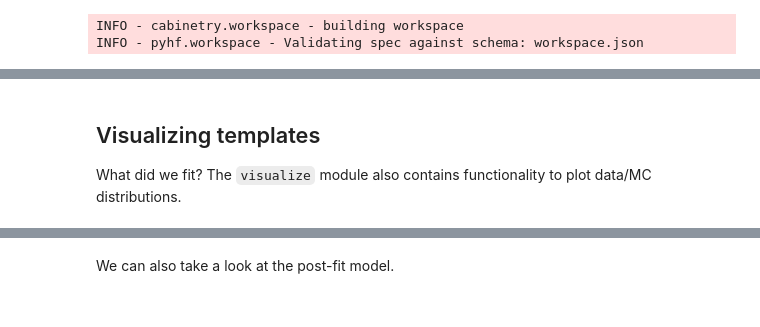
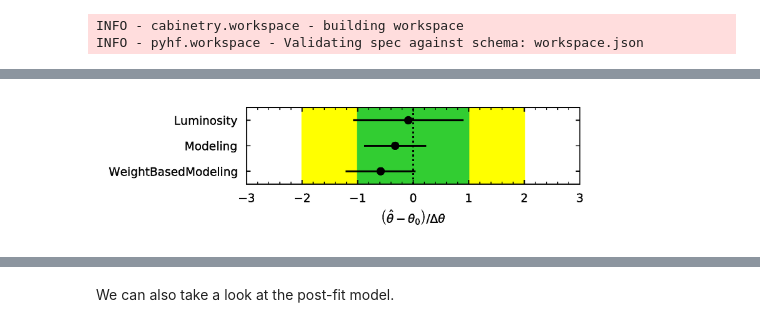
Before and after one commit to cabinetry/cabinetry-tutorials, a Jupyter notebook: example.ipynb, the cells around one changed output, grey strips where cells are left out. Saved outputs shown, nothing was run; the diff lists cells and outputs as text; code cells hidden in the pictures.

Commit message:
feat: update to cabinetry 0.2.0, extend inference examples (#2)
* update to cabinetry 0.2.0
* extend inference examples in notebook
* use ghostscript to convert pdf images to png for viewing

```diff
--- a/example.ipynb
+++ b/example.ipynb
@@ -204,5 +193,6 @@ IFrame("figures/correlation_matrix.pdf", width=600, height=550)
-# %% [markdown]
-## Visualizing templates
-
-What did we fit?
-The `visualize` module also contains functionality to plot data/MC distributions.
+# %%
+from IPython.display import Image
+!gs -dSAFER -dBATCH -dNOPAUSE -dQUIET -sDEVICE=png16m -r400 -sOutputFile="figures/pulls.png" "figures/pulls.pdf"
+Image("figures/pulls.png", width=500)
+# %% [output]
+[figure, added]
```
Also changed, not shown: parts of 36 cells of this notebook, 3 other files.
